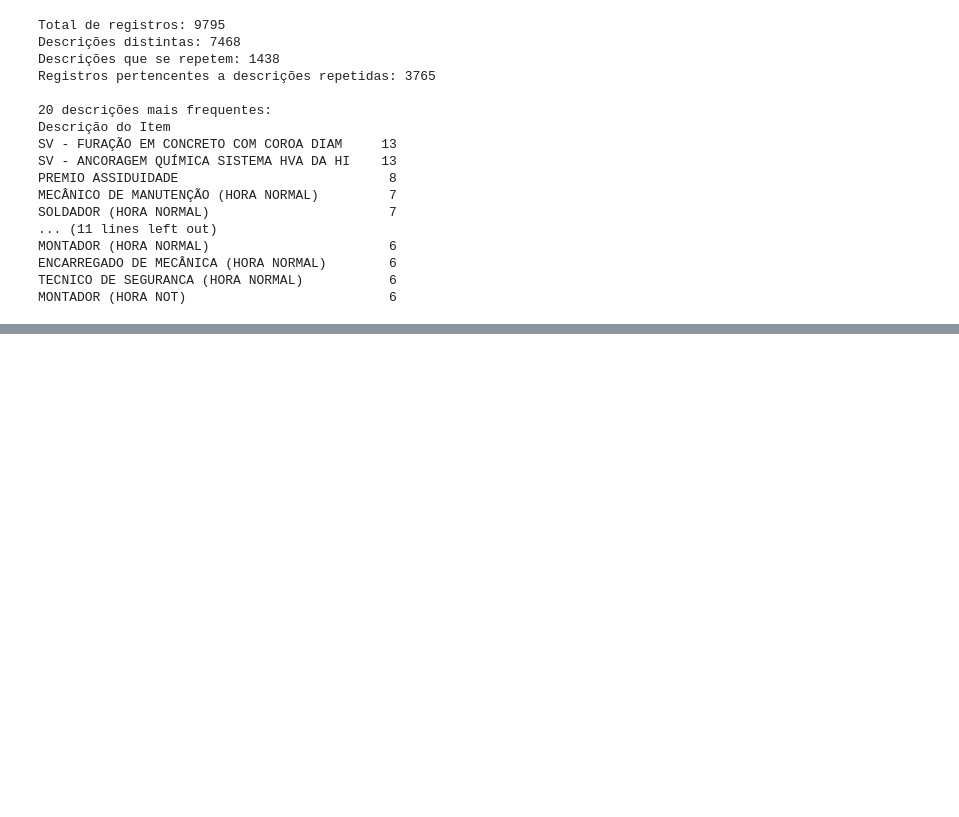
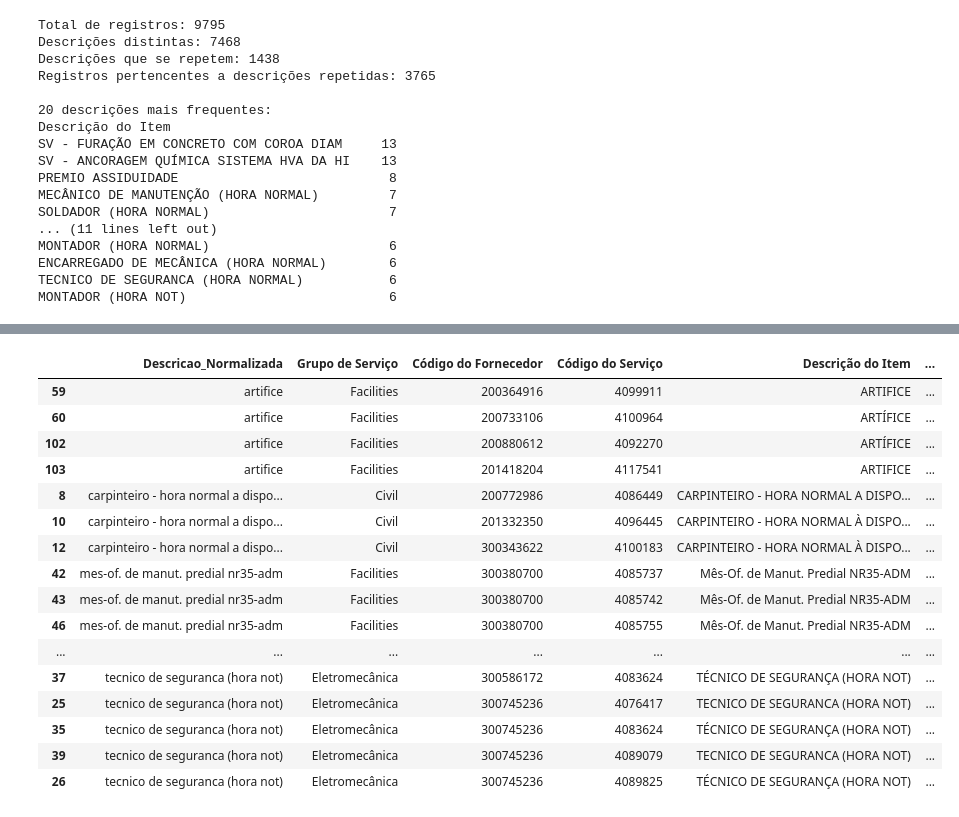
Before and after one commit to Eduard0Lopes/Desafio_GC_Gerdau, a Jupyter notebook: IA/notebooks/01_analise_exploratoria.ipynb, the cells around one changed output, grey strips where cells are left out. Drawn from its saved outputs; the diff is of its cells as text; code cells hidden in the pictures; blank space fills up the shorter version.

```diff
--- a/IA/notebooks/01_analise_exploratoria.ipynb
+++ b/IA/notebooks/01_analise_exploratoria.ipynb
@@ -169,0 +1132,67 @@ MONTADOR (HORA NOT)                          6
+# %%
+
+# Relacionar as variações de escrita aos cadastros originais
+
+colunas = [
+    "Descricao_Normalizada",
+    "Grupo de Serviço",
+    "Código do Fornecedor",
+    "Código do Serviço",
+    "Descrição do Item",
+    "Unidade medida"
+]
+
+registros_variacao = df.merge(
+    grupos_variacao[["Descricao_Normalizada"]],
+    on="Descricao_Normalizada",
+    how="inner"
+)[colunas].drop_duplicates()
+
+# Resumo por descrição normalizada
+resumo_codigos = (
+    registros_variacao
+    .groupby("Descricao_Normalizada")
+    .agg(
+        Quantidade_descricoes=("Descrição do Item", "nunique"),
+        Quantidade_codigos=("Código do Serviço", "nunique"),
+        Quantidade_fornecedores=("Código do Fornecedor", "nunique"),
+        Quantidade_unidades=("Unidade medida", "nunique"),
+        Codigos=("Código do Serviço", lambda s: sorted(s.unique().tolist()))
+    )
+    .reset_index()
+)
+
+# Priorizar grupos com mais de um código de serviço
+resumo_codigos = resumo_codigos.sort_values(
+    ["Quantidade_codigos", "Quantidade_descricoes"],
+    ascending=False
+)
+
+print(
+    "Grupos com mais de um código de serviço:",
+    (resumo_codigos["Quantidade_codigos"] > 1).sum()
+)
+
+print(
+    "Grupos com mais de um fornecedor:",
+    (resumo_codigos["Quantidade_fornecedores"] > 1).sum()
+)
+
+display(resumo_codigos.head(20))
+
+print("\nRegistros correspondentes aos primeiros grupos:")
+
+grupos_prioritarios = resumo_codigos.head(10)[
+    "Descricao_Normalizada"
+]
+
+display(
+    registros_variacao[
+        registros_variacao["Descricao_Normalizada"].isin(
+            grupos_prioritarios
+        )
+    ].sort_values(
+        ["Descricao_Normalizada", "Código do Fornecedor", "Código do Serviço"]
+    )
+)
+# %% [output]
@@ -169,0 +1219,17 @@ MONTADOR (HORA NOT)                          6
+|  | Descricao_Normalizada | Grupo de Serviço | Código do Fornecedor | Código do Serviço | Descrição do Item | ... |
+| 59 | artifice | Facilities | 200364916 | 4099911 | ARTIFICE | ... |
+| 60 | artifice | Facilities | 200733106 | 4100964 | ARTÍFICE | ... |
+| 102 | artifice | Facilities | 200880612 | 4092270 | ARTÍFICE | ... |
+| 103 | artifice | Facilities | 201418204 | 4117541 | ARTIFICE | ... |
+| 8 | carpinteiro - hora normal a dispo... | Civil | 200772986 | 4086449 | CARPINTEIRO - HORA NORMAL A DISPO... | ... |
+| 10 | carpinteiro - hora normal a dispo... | Civil | 201332350 | 4096445 | CARPINTEIRO - HORA NORMAL À DISPO... | ... |
+| 12 | carpinteiro - hora normal a dispo... | Civil | 300343622 | 4100183 | CARPINTEIRO - HORA NORMAL À DISPO... | ... |
+| 42 | mes-of. de manut. predial nr35-adm | Facilities | 300380700 | 4085737 | Mês-Of. de Manut. Predial NR35-ADM | ... |
+| 43 | mes-of. de manut. predial nr35-adm | Facilities | 300380700 | 4085742 | Mês-Of. de Manut. Predial NR35-ADM | ... |
+| 46 | mes-of. de manut. predial nr35-adm | Facilities | 300380700 | 4085755 | Mês-Of. de Manut. Predial NR35-ADM | ... |
+| ... | ... | ... | ... | ... | ... | ... |
+| 37 | tecnico de seguranca (hora not) | Eletromecânica | 300586172 | 4083624 | TÉCNICO DE SEGURANÇA (HORA NOT) | ... |
+| 25 | tecnico de seguranca (hora not) | Eletromecânica | 300745236 | 4076417 | TECNICO DE SEGURANCA (HORA NOT) | ... |
+| 35 | tecnico de seguranca (hora not) | Eletromecânica | 300745236 | 4083624 | TÉCNICO DE SEGURANÇA (HORA NOT) | ... |
+| 39 | tecnico de seguranca (hora not) | Eletromecânica | 300745236 | 4089079 | TECNICO DE SEGURANCA (HORA NOT) | ... |
+| 26 | tecnico de seguranca (hora not) | Eletromecânica | 300745236 | 4089825 | TÉCNICO DE SEGURANÇA (HORA NOT) | ... |
```
Also changed, not shown: parts of 55 cells of this notebook, 7 other files.
